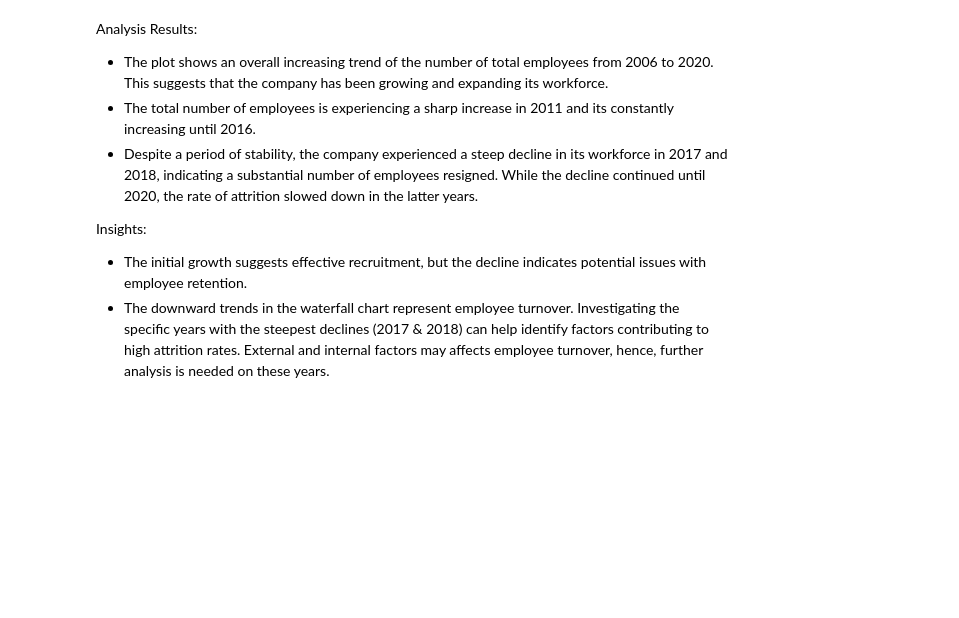
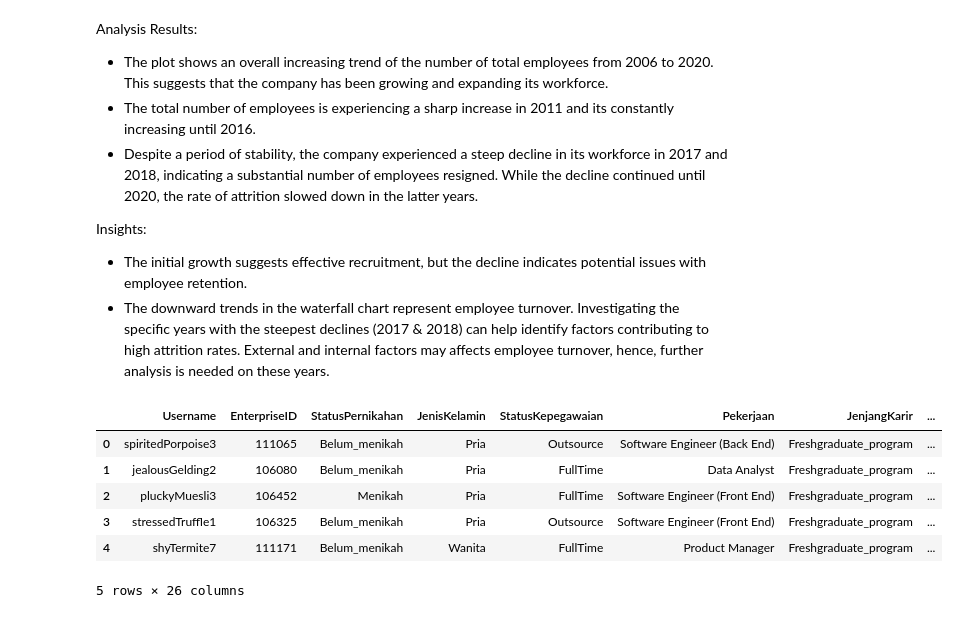
Before and after one commit to tsabitahkarimah/Portfolio, a Jupyter notebook: Project 3/Task 3.ipynb, the cells around one changed output. Drawn from its saved outputs; the diff is of its cells as text; code cells hidden in the pictures; blank space fills up the shorter version.

```diff
--- a/Project 3/Task 3.ipynb
+++ b/Project 3/Task 3.ipynb
@@ -267,3 +276,13 @@ Analysis Results:
 Insights:
 - The initial growth suggests effective recruitment, but the decline indicates potential issues with employee retention.
 - The downward trends in the waterfall chart represent employee turnover. Investigating the specific years with the steepest declines (2017 & 2018) can help identify factors contributing to high attrition rates. External and internal factors may affects employee turnover, hence, further analysis is needed on these years.
+# %%
+df.head()
+# %% [output]
+|  | Username | EnterpriseID | StatusPernikahan | JenisKelamin | StatusKepegawaian | Pekerjaan | JenjangKarir | ... |
+| 0 | spiritedPorpoise3 | 111065 | Belum_menikah | Pria | Outsource | Software Engineer (Back End) | Freshgraduate_program | ... |
+| 1 | jealousGelding2 | 106080 | Belum_menikah | Pria | FullTime | Data Analyst | Freshgraduate_program | ... |
+| 2 | pluckyMuesli3 | 106452 | Menikah | Pria | FullTime | Software Engineer (Front End) | Freshgraduate_program | ... |
+| 3 | stressedTruffle1 | 106325 | Belum_menikah | Pria | Outsource | Software Engineer (Front End) | Freshgraduate_program | ... |
+| 4 | shyTermite7 | 111171 | Belum_menikah | Wanita | FullTime | Product Manager | Freshgraduate_program | ... |
+5 rows × 26 columns
```
Also changed, not shown: parts of 11 cells of this notebook, 2 other files.
